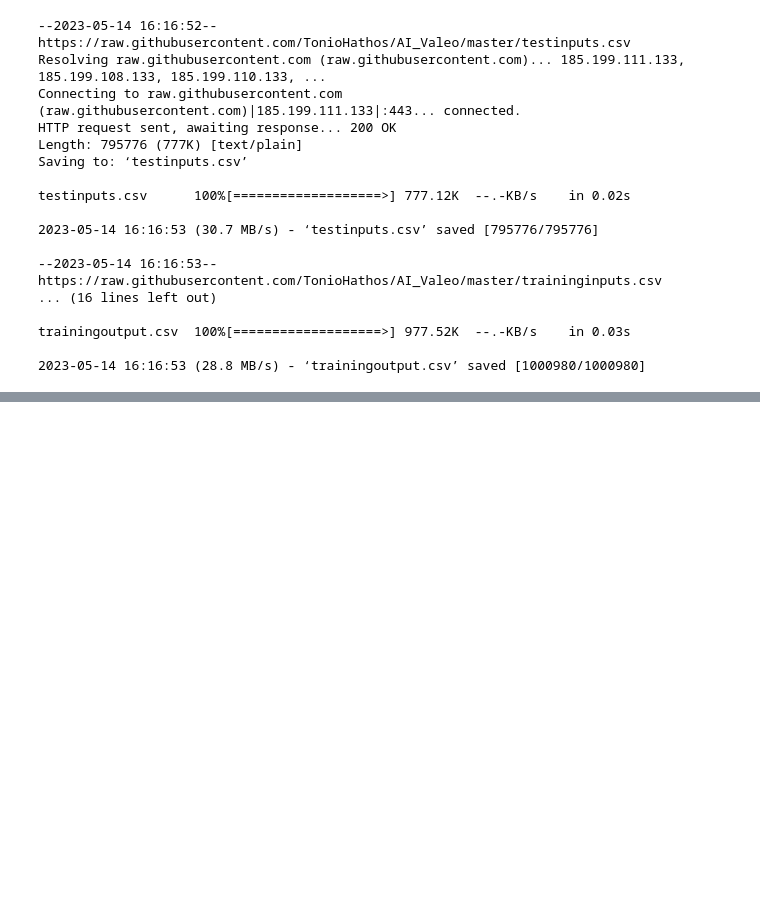
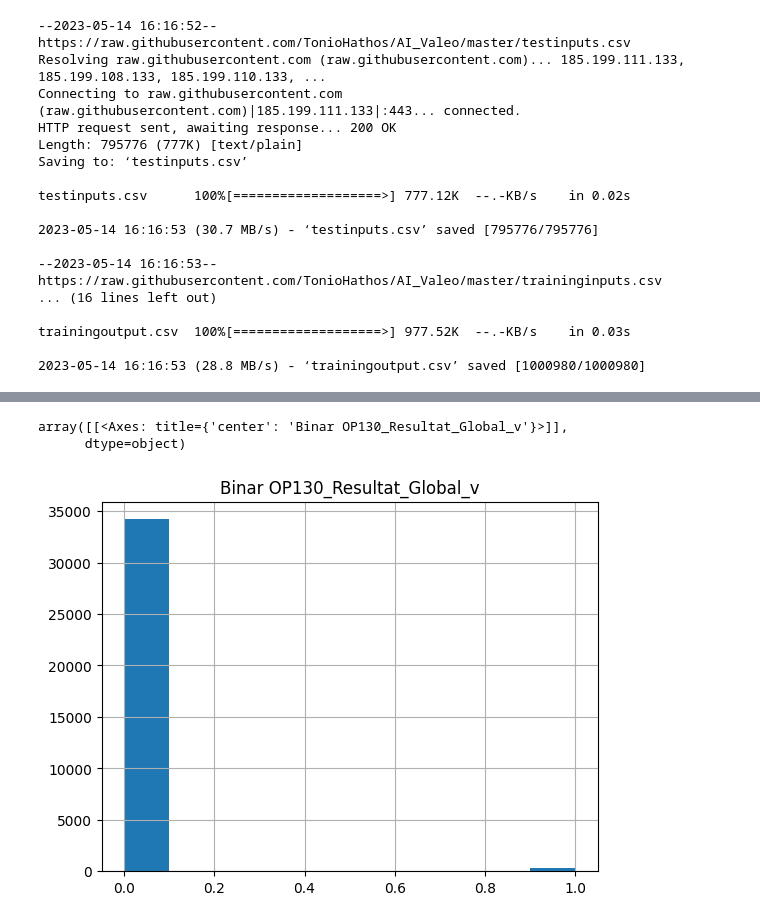
Before and after one commit to TonioHathos/AI_Valeo, a Jupyter notebook: Pre_processing_dataset.ipynb, the cells around one changed output, grey strips where cells are left out. Saved outputs shown, nothing was run; the diff lists cells and outputs as text; code cells hidden in the pictures; blank space fills up the shorter version.

```diff
--- a/Pre_processing_dataset.ipynb
+++ b/Pre_processing_dataset.ipynb
@@ -36,0 +191,6 @@ trainingoutput.csv  100%[===================>] 977.52K  --.-KB/s    in 0.03s
+# %%
+df_training_output.hist()
+# %% [output]
+array([[<Axes: title={'center': 'Binar OP130_Resultat_Global_v'}>]],
+      dtype=object)
+[figure, added]
```
Also changed, not shown: parts of 18 cells of this notebook.
